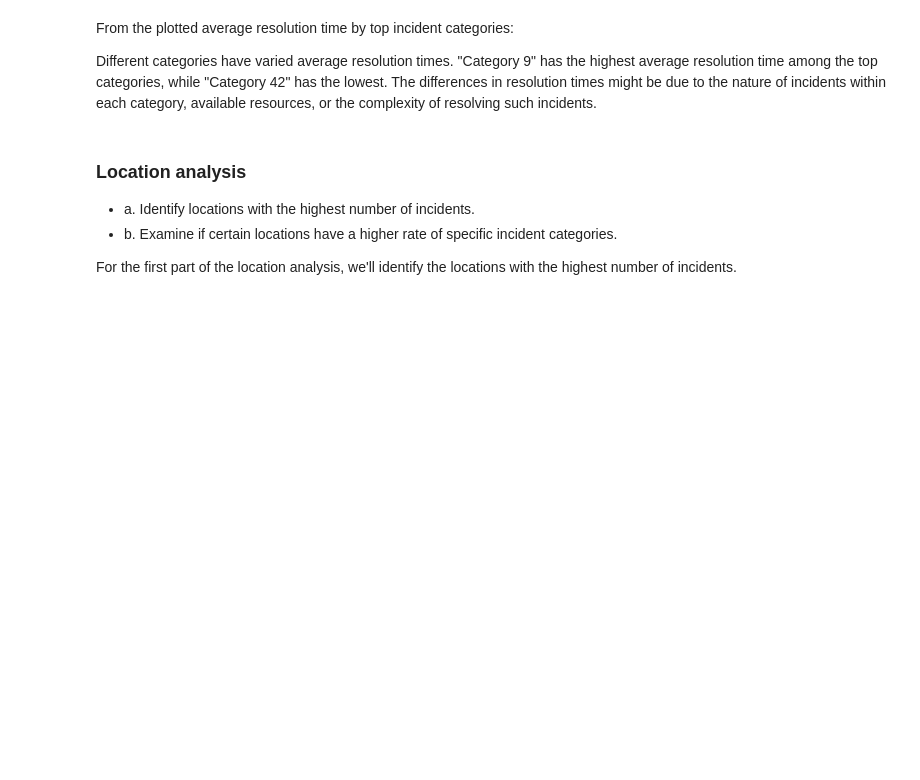
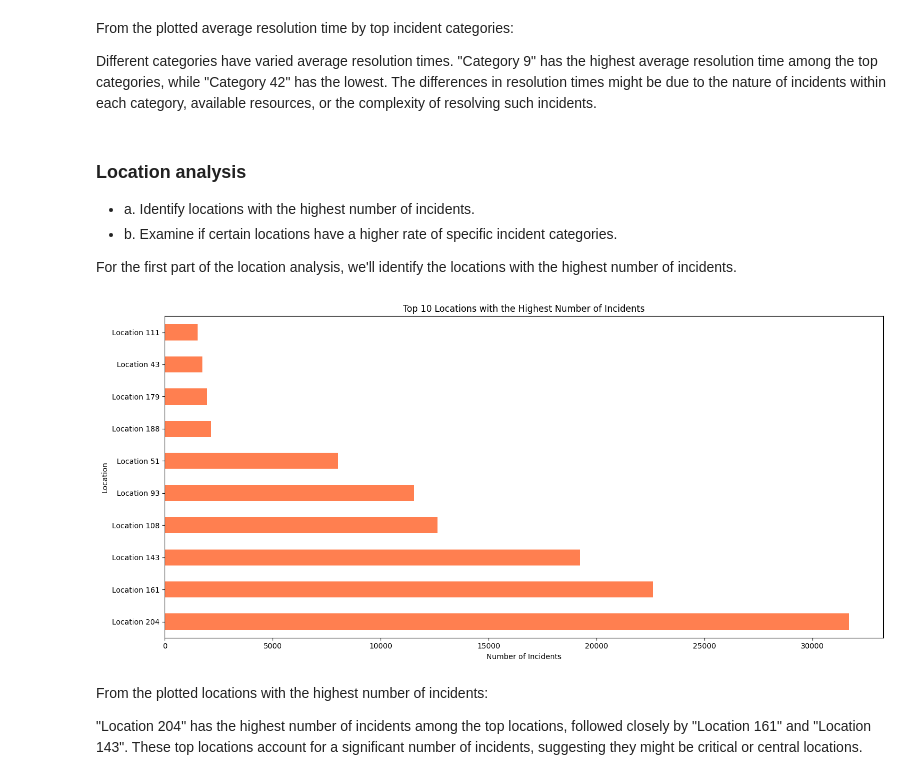
Before and after one commit to azizharouna/CloudIncidentForcaster, a Jupyter notebook: 2_additional_analysis.ipynb, the cells around one changed output. Saved outputs shown, nothing was run; the diff lists cells and outputs as text; code cells hidden in the pictures; blank space fills up the shorter version.

Commit message:
Did the location analysis

```diff
--- a/2_additional_analysis.ipynb
+++ b/2_additional_analysis.ipynb
@@ -177,3 +177,22 @@ The differences in resolution times might be due to the nature of incidents with
 - b. Examine if certain locations have a higher rate of specific incident categories.
 
 For the first part of the location analysis, we'll identify the locations with the highest number of incidents.
+# %%
+# Plotting the locations with the highest number of incidents
+top_locations = data['location'].value_counts().index[:10]
+location_counts = data['location'].value_counts().loc[top_locations]
+
+plt.figure(figsize=(15, 7))
+location_counts.plot(kind='barh', color='coral')
+plt.title('Top 10 Locations with the Highest Number of Incidents')
+plt.xlabel('Number of Incidents')
+plt.ylabel('Location')
+plt.tight_layout()
+plt.show()
+# %% [output]
+[figure, added]
+# %% [markdown]
+From the plotted locations with the highest number of incidents:
+
+"Location 204" has the highest number of incidents among the top locations, followed closely by "Location 161" and "Location 143".
+These top locations account for a significant number of incidents, suggesting they might be critical or central locations.
```
